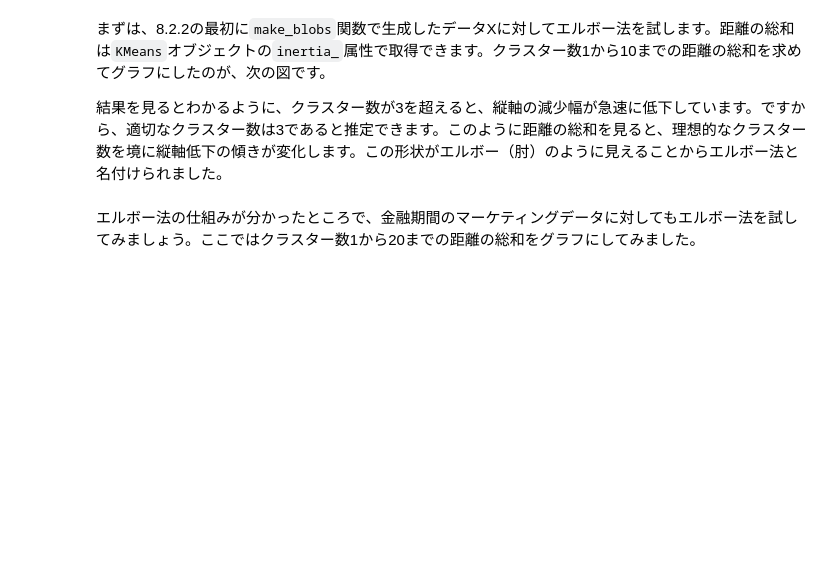
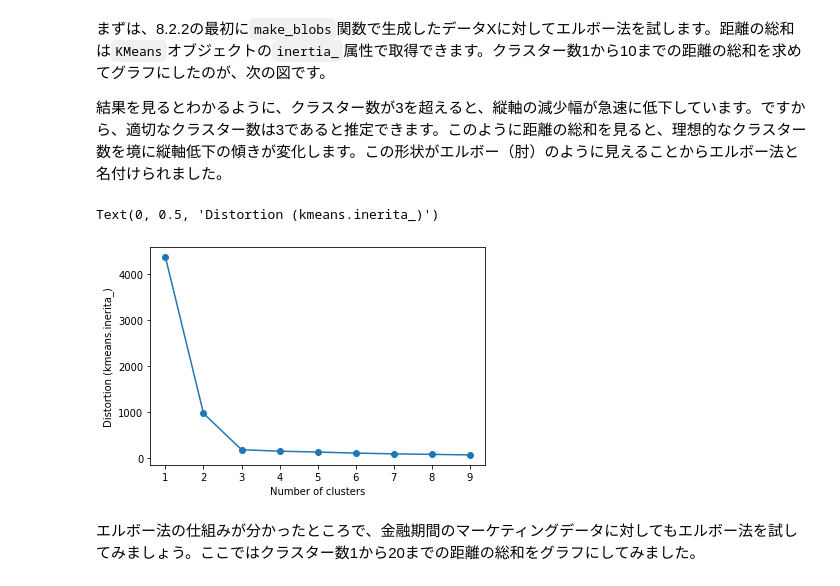
Before and after one commit to makkimaki/GCIwinter2019_assignments, a Jupyter notebook: week6/chapter8.ipynb, the cells around one changed output. Cells and saved outputs as stored; diff of their text form; code cells hidden in the pictures; blank space fills up the shorter version.

```diff
--- a/week6/chapter8.ipynb
+++ b/week6/chapter8.ipynb
@@ -253,5 +310,14 @@ bank_sub = bank[['age','balance','campaign','previous']]
 sc = StandardScaler()
 sc.fit(bank_sub)
 bank_sub_std = sc.transform(bank_sub)
+# %%
+#practice
+from sklearn.preprocessing import StandardScaler
+
+bank_sub = bank[["age", "balance", "campaign", "previous"]]
+
+sc = StandardScaler()
+sc.fit(bank_sub)
+bank_sub_std = sc.transform(bank_sub)
 # %%
 bank_sub.info()
@@ -289,15 +381,18 @@ ax.set_ylabel('count')
 # %%
 # エルボー方による推定。クラスター数を1から10に増やして、それぞれの距離の総和を求める
 dist_list =[]
 for i in range(1,10):
     kmeans= KMeans(n_clusters=i, init='random', random_state=0)
     kmeans.fit(X)
     dist_list.append(kmeans.inertia_)
 
 # グラフを表示
-plt.plot(range(1,10), dist_list,marker='+')
+plt.plot(range(1,10), dist_list, marker='o')
 plt.xlabel('Number of clusters')
-plt.ylabel('Distortion')
+plt.ylabel('Distortion (kmeans.inerita_)')
+# %% [output]
+Text(0, 0.5, 'Distortion (kmeans.inerita_)')
+[figure, added]
 # %% [markdown]
 エルボー法の仕組みが分かったところで、金融期間のマーケティングデータに対してもエルボー法を試してみましょう。ここではクラスター数1から20までの距離の総和をグラフにしてみました。
 # %%
```
Also changed, not shown: parts of 52 cells of this notebook, 6 other files.
